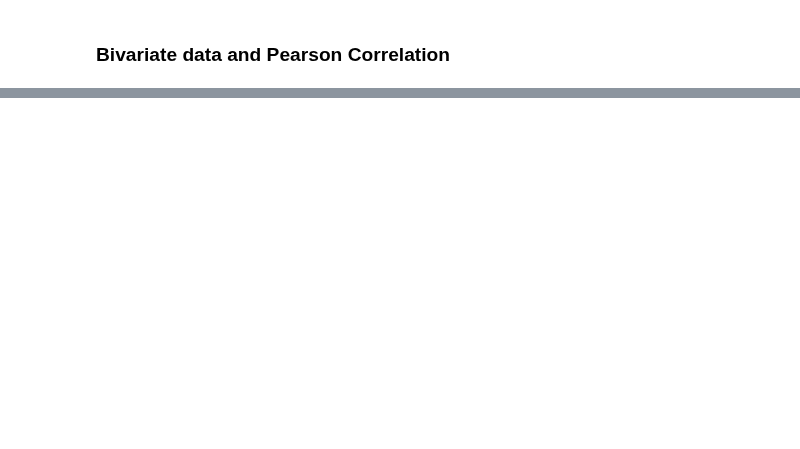
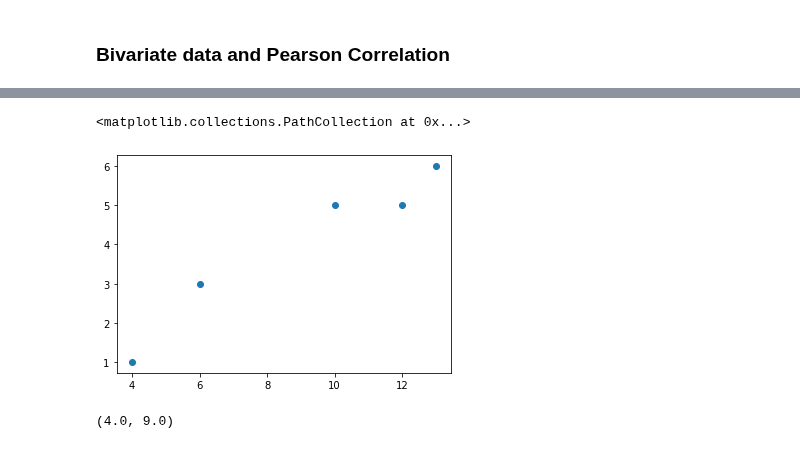
Before and after one commit to mayankkaizen/jupyter-notebooks, a Jupyter notebook: ML and DS/Stats.ipynb, the cells around one changed output, grey strips where cells are left out. Drawn from its saved outputs; the diff is of its cells as text; code cells hidden in the pictures; blank space fills up the shorter version.

```diff
--- a/ML and DS/Stats.ipynb
+++ b/ML and DS/Stats.ipynb
@@ -37,0 +157,14 @@ Therefore, the 25th percentile is 5.5. If we had used the first definition (the
+# %%
+X = [1,3,5,5,6]
+Y = [4,6,10,12,13]
+
+plt.scatter(Y,X)
+# %% [output]
+<matplotlib.collections.PathCollection at 0x...>
+[figure, added]
+# %%
+x_m = np.mean(X)
+y_m = np.mean(Y)
+x_m, y_m
+# %% [output]
+(4.0, 9.0)
```
Also changed, not shown: parts of 43 cells of this notebook, 9 other files.
